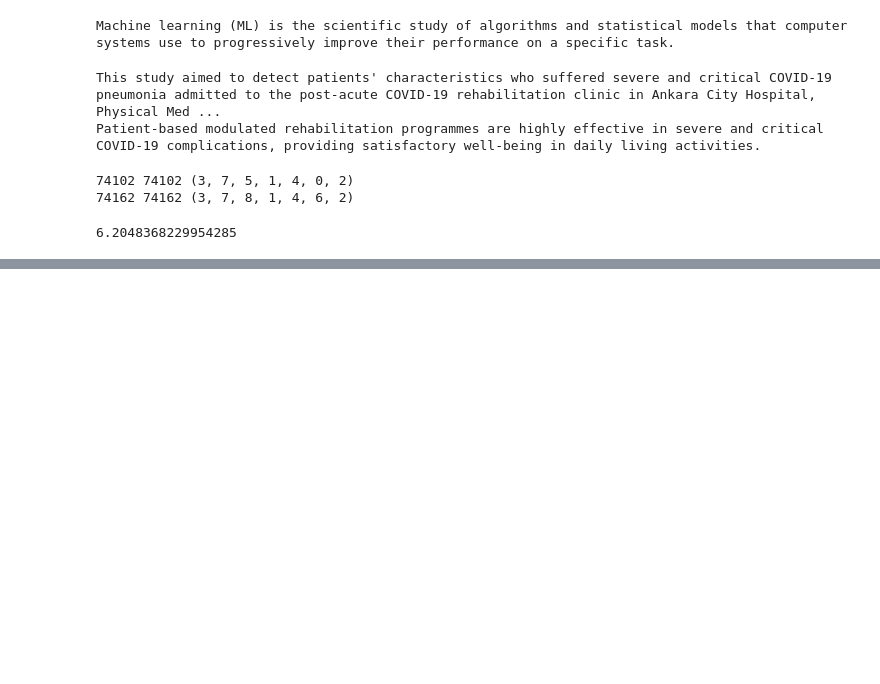
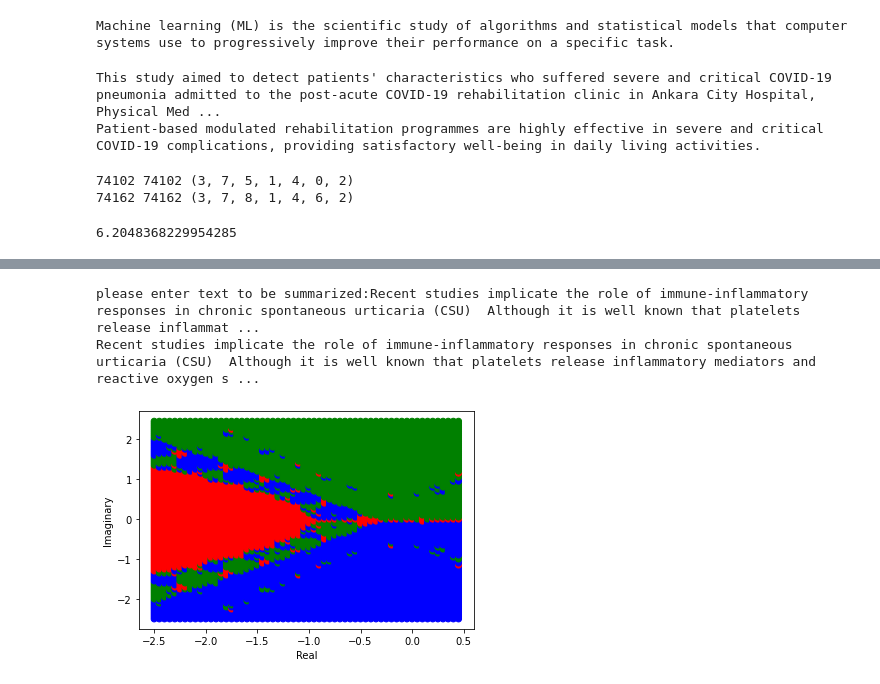
Before and after one commit to Unilmalas/TextAI, a Jupyter notebook: snippets 46.ipynb, the cells around one changed output, grey strips where cells are left out. Cells and saved outputs as stored; diff of their text form; code cells hidden in the pictures; blank space fills up the shorter version.

```diff
--- a/snippets 46.ipynb
+++ b/snippets 46.ipynb
@@ -1029,3 +1029,16 @@ def qmean(num):
 qmean(range(1,11))
 # %% [output]
 6.2048368229954285
+# %%
+from fractions import Fraction
+
+def muller_seq(n:int) -> float:
+    seq = [Fraction(0), Fraction(2), Fraction(-4)]
+    for i in range(3, n+1):
+        next_value = (111 - 1130/seq[i-1]
+            + 3000/(seq[i-1]*seq[i-2]))
+        seq.append(next_value)
+    return float(seq[n])
+
+for n in [3, 4, 5, 6, 7, 8, 20, 30, 50, 100]:
+    print("{:4d} -> {}".format(n, muller_seq(n)))
@@ -1031,0 +1082,63 @@ qmean(range(1,11))
+# %%
+# abstract summary test
+import sumy
+from sumy.parsers.plaintext import PlaintextParser
+from sumy.nlp.tokenizers import Tokenizer
+from sumy.summarizers.lex_rank import LexRankSummarizer
+
+document1 = input('please enter text to be summarized:')
+
+# For Strings
+parser = PlaintextParser.from_string(document1,Tokenizer("english"))
+
+# Using LexRank
+summarizer = LexRankSummarizer()
+summary = summarizer(parser.document, 1)
+
+for sentence in summary:
+    print(sentence)
+# %% [output]
+please enter text to be summarized:Recent studies implicate the role of immune-inflammatory responses in chronic spontaneous urticaria (CSU)  Although it is well known that platelets release inflammat ...
+Recent studies implicate the role of immune-inflammatory responses in chronic spontaneous urticaria (CSU)  Although it is well known that platelets release inflammatory mediators and reactive oxygen s ...
+# %%
+# Newton's fractal
+import cmath
+import matplotlib.pyplot as plt
+
+def x_next(xn):
+    '''solutions: -1.33, 0.6624 +- 0.56i'''
+    return xn - (xn**5+xn*xn-xn+1.) / (5.*xn**4+2.*xn-1.)
+
+def newton(x0, n_steps, f):
+    for n in range(n_steps):
+        x0 = f(x0)
+    return x0
+
+def find_closest(x0, xl):
+    '''return closest point to x0 from xl'''
+    curr_mindist = cmath.inf
+    curr_minidx = -1
+    for ix, x in enumerate(xl):
+        if abs(x0 - x) < curr_mindist:
+            curr_mindist = abs(x0 - x)
+            curr_minidx = ix
+    return curr_minidx
+
+xn0 = [-1.33+0.j, 0.6624+0.56j, 0.6624-0.56j]
+colors = ["red", "green", "blue"]
+xy = [(-2.5+i/20, -2.5+j/20) for i in range(60) for j in range(100)]
+
+x = []
+y = []
+col = []
+for point in xy:
+    x.append(point[0])
+    y.append(point[1])
+    col.append(colors[find_closest(newton(complex(point[0], point[1]), 30, x_next), xn0)])
+
+plt.scatter(x, y, c=col)
+plt.ylabel('Imaginary')
+plt.xlabel('Real')
+plt.show()
+# %% [output]
+[figure, added]
```
Also changed, not shown: parts of 3 cells of this notebook.
